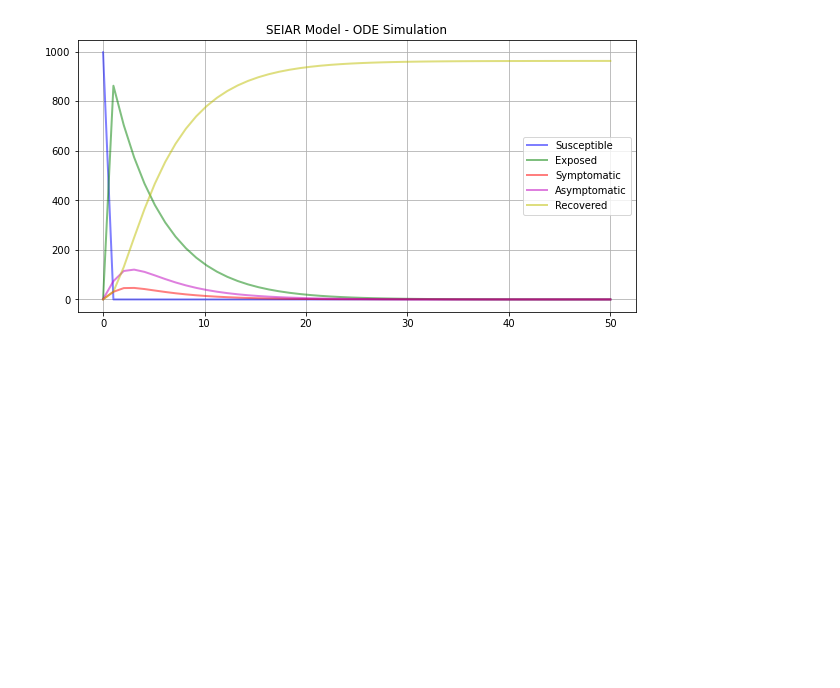
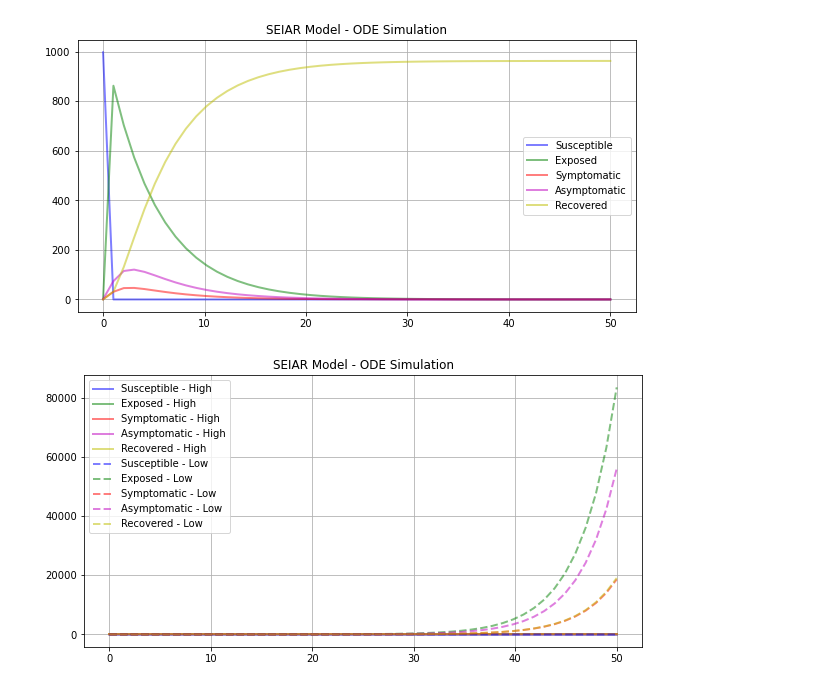
Before and after one commit to kazi0302/COVID-19-Modeling-and-Parameter-Fitting, a Jupyter notebook: ODE simulator/Simulator.ipynb, the cells around one changed output. Drawn from its saved outputs; the diff is of its cells as text; code cells hidden in the pictures; blank space fills up the shorter version.

```diff
--- a/ODE simulator/Simulator.ipynb
+++ b/ODE simulator/Simulator.ipynb
@@ -84,3 +84,73 @@ ax.grid()
 plt.show()
 # %% [output]
 [figure]
+# %%
+# set initial condition
+H = 100
+E_High, I_High, A_High, R_High = 1, 1, 1, 0
+S_High = H - E_High - I_High - A_High - R_High
+
+L = 200
+E_Low, I_Low, A_Low, R_Low = 1, 1, 1, 0
+S_Low = L - E_Low - I_Low - A_Low - R_Low
+
+N = H + L
+
+beta_IH, beta_AH = 0.9, 0.9 # transmission rate
+gamma = 0.33 # incubation rate
+theta = 0.3 # proportion showing symptom
+lam = 0.07 # infection period (1/lambda)
+delta = 0.1 # death rate per day
+
+t = np.linspace(0, 50, 50)
+
+# define ODE system
+def deriv_High_and_Low(y, t, beta_IH, beta_AH, gamma, theta, lam, delta):
+
+
+    # Do we have different parameter for High and Low risk group?
+
+    S_High, S_Low, E_High, E_Low, I_High, I_Low, A_High, A_Low, R_High, R_Low = y
+
+    dS_High = -1 * S_High * (beta_IH * (I_High) + beta_AH * (A_High))
+    dS_Low = -1 * S_Low * (beta_IH * (I_Low) + beta_AH * (A_Low))
+
+    dE_High = (S_High * (beta_IH * (I_High) + beta_AH * (A_High))) - gamma * E_High
+    dE_Low = (S_Low * beta_IH * (I_Low) + beta_AH * (A_Low)) - gamma * E_Low
+
+    dI_High = (theta * gamma * E_High) - (lam * I_High) - (delta * I_High)
+    dI_Low = (theta * gamma * E_Low) - (lam * I_Low) - (delta * I_Low)
+
+    dA_High = ((1 - theta) * gamma * E_High) - (lam * A_High)
+    dA_Low = ((1 - theta) * gamma * E_Low) - (lam * A_Low)
+
+    dR_High = lam * (I_High + A_High)
+    dR_Low = lam * (I_Low + A_Low)
+
+    return dS_High, dS_Low, dE_High, dE_Low, dI_High, dI_Low, dA_High, dA_Low, dR_High, dR_Low
+
+# combine initial condition
+y0 = S_High, S_Low, E_High, E_Low, I_High, I_Low, A_High, A_Low, R_High, R_Low
+
+# solve ODE
+ret = odeint(deriv_High_and_Low, y0, t, args=(beta_IH, beta_AH, gamma, theta, lam, delta))
+S_High, S_Low, E_High, E_Low, I_High, I_Low, A_High, A_Low, R_High, R_Low = ret.T
+
+# plot ODE
+fig, ax = plt.subplots(figsize = (10,5))
+ax.set_title(f'SEIAR Model - ODE Simulation')
+ax.plot(t, S_High / N, 'b-', alpha=0.5, lw=2, label='Susceptible - High')
+ax.plot(t, E_High / N, 'g-', alpha=0.5, lw=2, label='Exposed - High')
+ax.plot(t, I_High / N, 'r-', alpha=0.5, lw=2, label='Symptomatic - High')
+ax.plot(t, A_High / N, 'm-', alpha=0.5, lw=2, label='Asymptomatic - High')
+ax.plot(t, R_High / N, 'y-', alpha=0.5, lw=2, label='Recovered - High')
+ax.plot(t, S_Low / N, 'b--', alpha=0.5, lw=2, label='Susceptible - Low')
+ax.plot(t, E_Low / N, 'g--', alpha=0.5, lw=2, label='Exposed - Low')
+ax.plot(t, I_Low / N, 'r--', alpha=0.5, lw=2, label='Symptomatic - Low')
+ax.plot(t, A_Low / N, 'm--', alpha=0.5, lw=2, label='Asymptomatic - Low')
+ax.plot(t, R_Low / N, 'y--', alpha=0.5, lw=2, label='Recovered - Low')
+ax.legend()
+ax.grid()
+plt.show()
+# %% [output]
+[figure, added]
```
Also changed, not shown: parts of 1 cell of this notebook, 1 other file.
